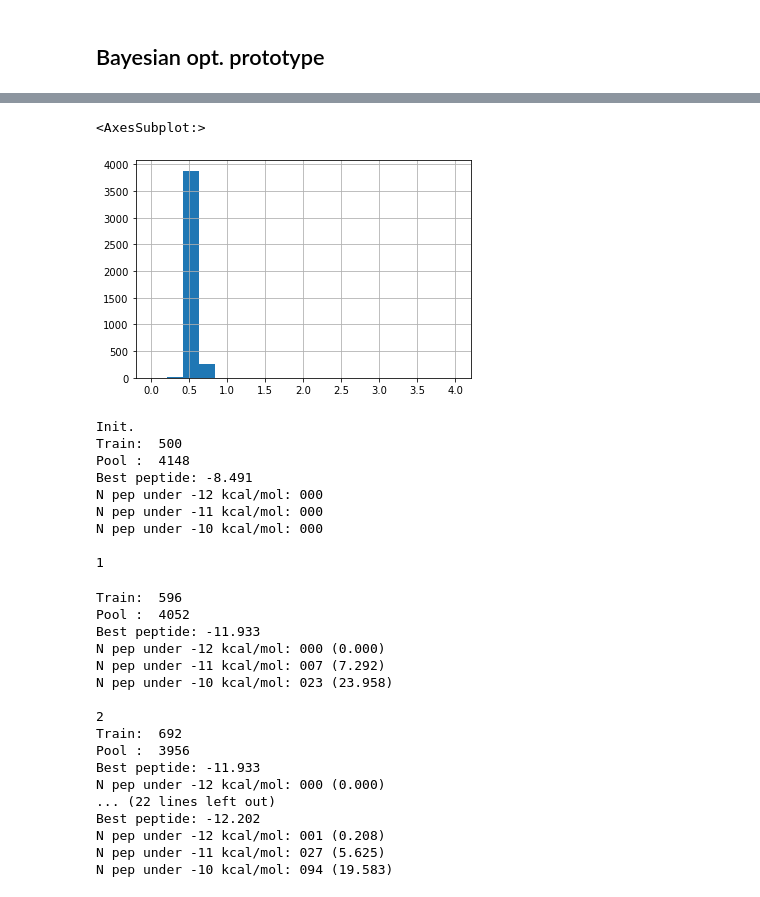
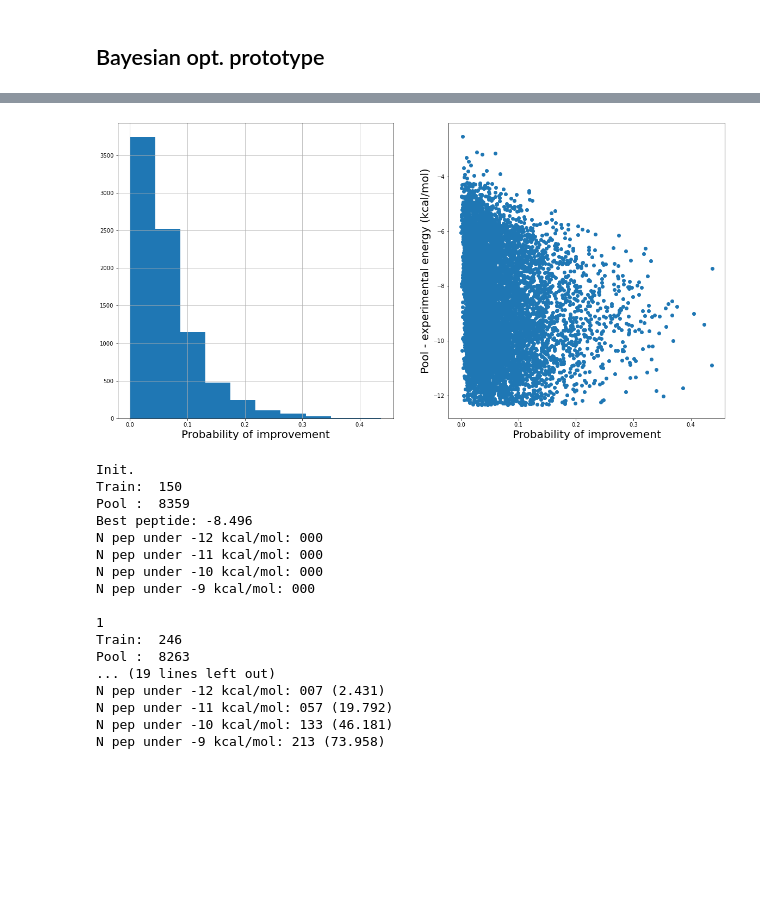
Before and after one commit to jeeberhardt/mobius, a Jupyter notebook: data/mhc/Untitled3.ipynb, the cells around one changed output, grey strips where cells are left out. Cells and saved outputs as stored; diff of their text form; code cells hidden in the pictures; blank space fills up the shorter version.

```diff
--- a/data/mhc/Untitled3.ipynb
+++ b/data/mhc/Untitled3.ipynb
@@ -381,9 +296,21 @@ pd.Series(p).hist(bins=np.linspace(0, 4, 20))
-# %%
-p = probability_of_improvement(model, y_train, X_pool_fps)
-pd.Series(p).hist(bins=np.linspace(0, 4, 20))
-# %% [output]
-<AxesSubplot:>
-[figure, removed]
+# %%
+# Show the Probability of improvement for the initial model
+
+model = get_fitted_model(X_train_fps, y_train)
+
+fig, axarr = plt.subplots(1, 2, figsize=(20, 10))
+
+p = probability_of_improvement(model, y_train, X_pool_fps)
+
+pd.Series(p).hist(ax=axarr[0])
+axarr[0].set_xlabel('Probability of improvement', fontsize=20)
+
+axarr[1].scatter(p, y_pool)
+axarr[1].set_xlabel('Probability of improvement', fontsize=20)
+axarr[1].set_ylabel('Pool - experimental energy (kcal/mol)', fontsize=20)
+plt.show()
+# %% [output]
+[figure, added]
 # %%
 cX_train_fps = X_train_fps.clone()
 cy_train = y_train.clone()
@@ -391,23 +318,27 @@ cX_pool_fps = X_pool_fps.clone()
 cy_pool = y_pool.clone()
 
 n_pep = 96
+acq_function = 'PI'
 
 print('Init.')
 print('Train: ', cX_train_fps.shape[0])
 print('Pool : ', cX_pool_fps.shape[0])
 print('Best peptide: %.3f' % cy_train.min())
-for n in [-12, -11, -10]:
+for n in [-12, -11, -10, -9]:
     print('N pep under %d kcal/mol: %03d' % (n, cy_train[cy_train < n].shape[0]))
 
 print()
 
-for i in range(5):
+for i in range(3):
     print(i + 1)
     model = get_fitted_model(cX_train_fps, cy_train)
 
-    p = expected_improvement(model, cy_train, cX_pool_fps)
-    #p = probability_of_improvement(model, cy_train, cX_pool_fps)
-    indices = np.argsort(p)[::-1]
+    if acq_function == 'EI':
+        p = expected_improvement(model, cy_train, cX_pool_fps)
+        indices = np.argsort(p)
+    else:
+        p = probability_of_improvement(model, cy_train, cX_pool_fps)
+        indices = np.argsort(p)[::-1]
 
     # Add new data to train dataset
     cX_train_fps = torch.cat([cX_train_fps, torch.from_numpy(cX_pool_fps.numpy()[indices[:n_pep]]).float()])
@@ -420,35 +351,26 @@ for i in range(5):
     print('Pool : ', cX_pool_fps.shape[0])
     print('Best peptide: %.3f' % cy_train.min())
 
-    for n in [-12, -11, -10]:
+    for n in [-12, -11, -10, -9]:
         x = cy_train[cy_train < n].shape[0]
         print('N pep under %d kcal/mol: %03d (%.3f)' % (n, x, x / (n_pep * (i + 1)) * 100.))
 
     print()
 # %% [output]
 Init.
-Train:  500
-Pool :  4148
-Best peptide: -8.491
+Train:  150
+Pool :  8359
+Best peptide: -8.496
 N pep under -12 kcal/mol: 000
 N pep under -11 kcal/mol: 000
 N pep under -10 kcal/mol: 000
+N pep under -9 kcal/mol: 000
 
 1
+Train:  246
+Pool :  8263
+... (19 lines left out)
+N pep under -12 kcal/mol: 007 (2.431)
+N pep under -11 kcal/mol: 057 (19.792)
+N pep under -10 kcal/mol: 133 (46.181)
+N pep under -9 kcal/mol: 213 (73.958)
-Train:  596
-Pool :  4052
-Best peptide: -11.933
-N pep under -12 kcal/mol: 000 (0.000)
-N pep under -11 kcal/mol: 007 (7.292)
-N pep under -10 kcal/mol: 023 (23.958)
-
-2
-Train:  692
-Pool :  3956
-Best peptide: -11.933
-N pep under -12 kcal/mol: 000 (0.000)
-... (22 lines left out)
-Best peptide: -12.202
-N pep under -12 kcal/mol: 001 (0.208)
-N pep under -11 kcal/mol: 027 (5.625)
-N pep under -10 kcal/mol: 094 (19.583)
```
Also changed, not shown: parts of 23 cells of this notebook, 1 other file.
